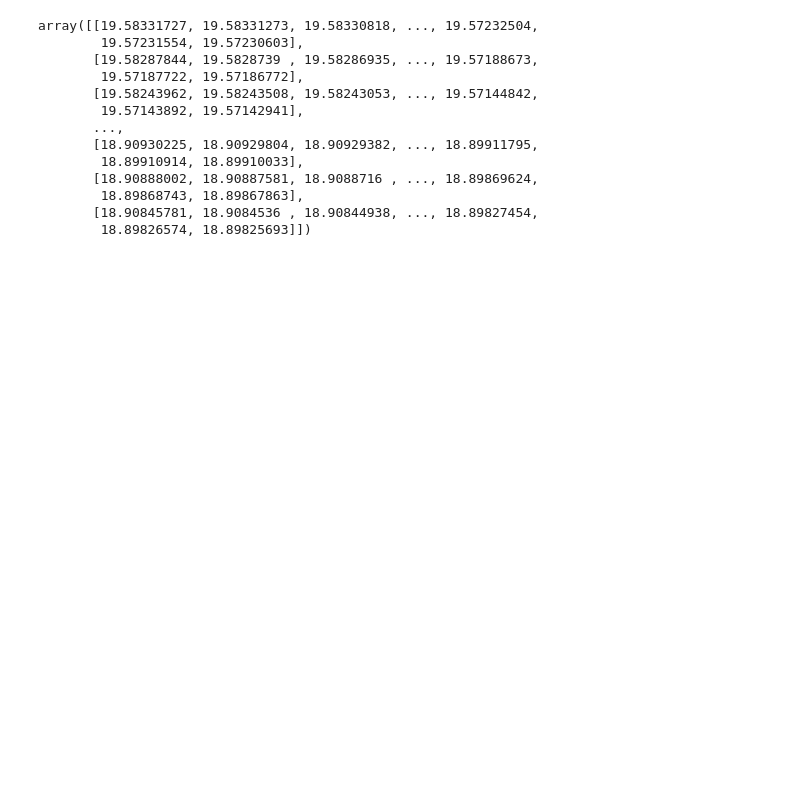
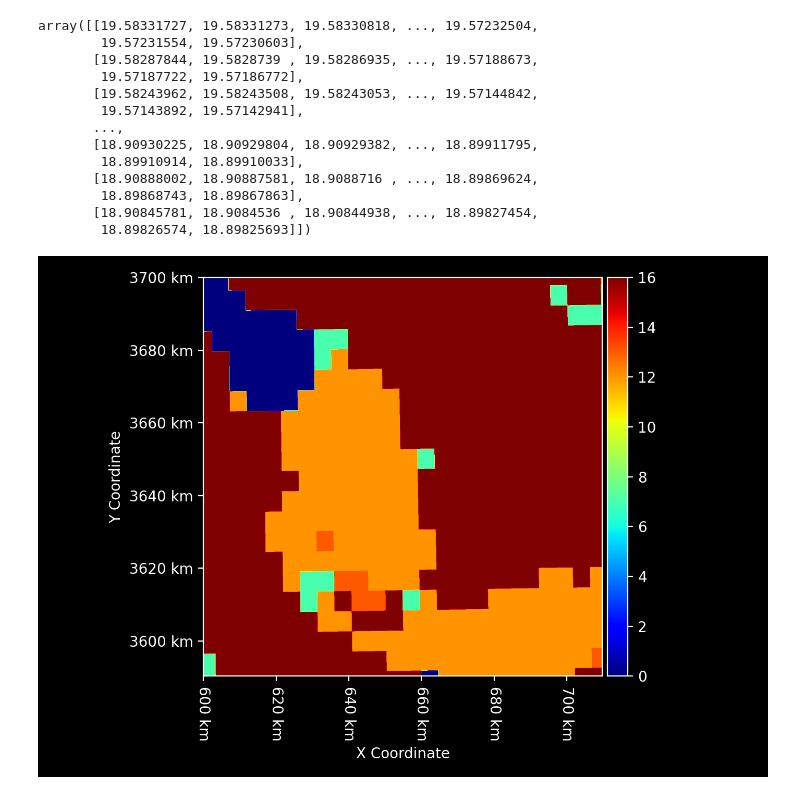
Before and after one commit to gregory-halverson-jpl/FLiESLUT, a Jupyter notebook: Processing FLiES with a raster.ipynb, the cells around one changed output. Cells and saved outputs as stored; diff of their text form; code cells hidden in the pictures; blank space fills up the shorter version.

```diff
--- a/Processing FLiES with a raster.ipynb
+++ b/Processing FLiES with a raster.ipynb
@@ -129,4 +100,9 @@ array([[19.58331727, 19.58331273, 19.58330818, ..., 19.57232504,
         18.89868743, 18.89867863],
        [18.90845781, 18.9084536 , 18.90844938, ..., 18.89827454,
         18.89826574, 18.89825693]])
+# %%
+IGBP = load_MCD12C1_IGBP(albedo.geometry)
+IGBP
+# %% [output]
+[figure, added]
 # %%
```
Also changed, not shown: parts of 11 cells of this notebook, 1 other file.
